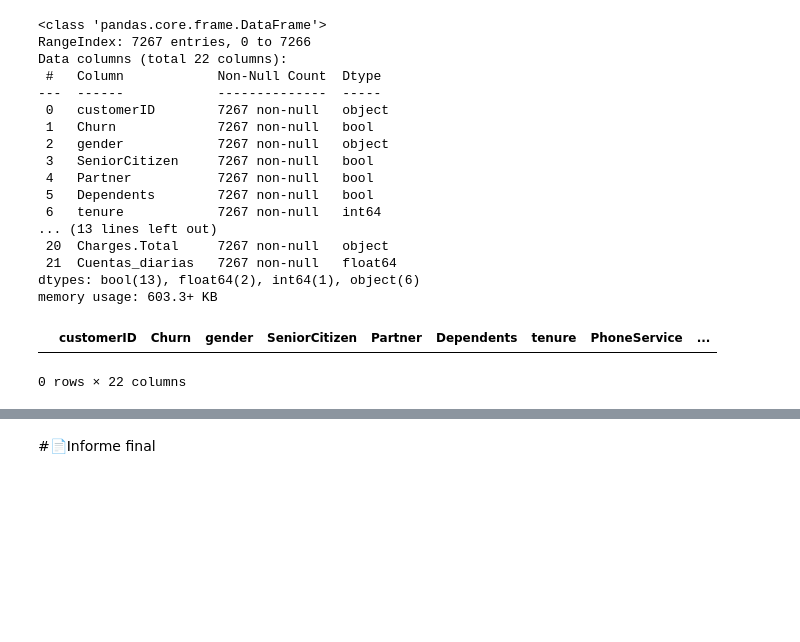
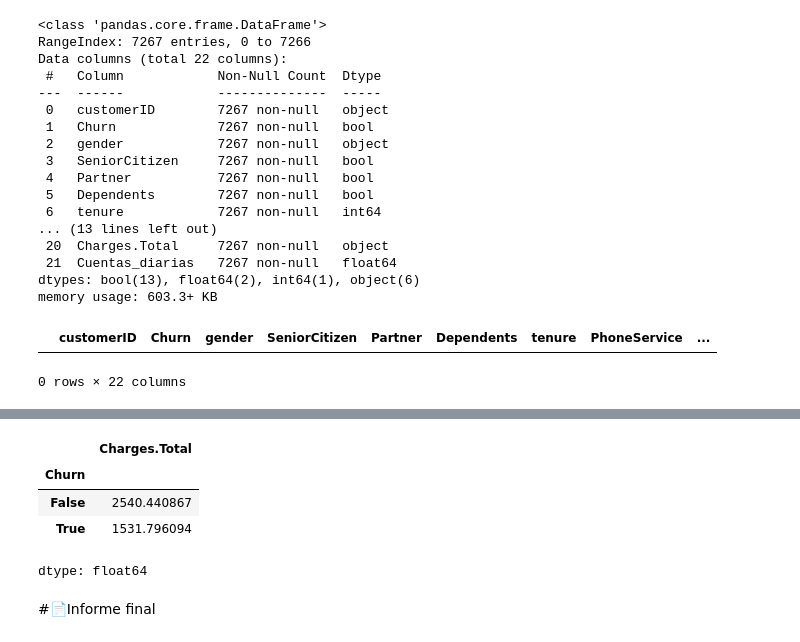
Before and after one commit to mafenavas/challenge_telecom_X, a Jupyter notebook: challenge.ipynb, the cells around one changed output, grey strips where cells are left out. Cells and saved outputs as stored; diff of their text form; code cells hidden in the pictures; blank space fills up the shorter version.

```diff
--- a/challenge.ipynb
+++ b/challenge.ipynb
@@ -535,2 +542,11 @@ dtype: float64
+# %%
+mean_charges_True = gold_data['Charges.Total'].groupby(gold_data['Churn'] == True).mean()
+mean_charges_True
+# %% [output]
+|  | Charges.Total |
+| Churn |  |
+| False | 2540.440867 |
+| True | 1531.796094 |
+dtype: float64
 # %% [markdown]
 #📄Informe final
```
Also changed, not shown: parts of 23 cells of this notebook.
